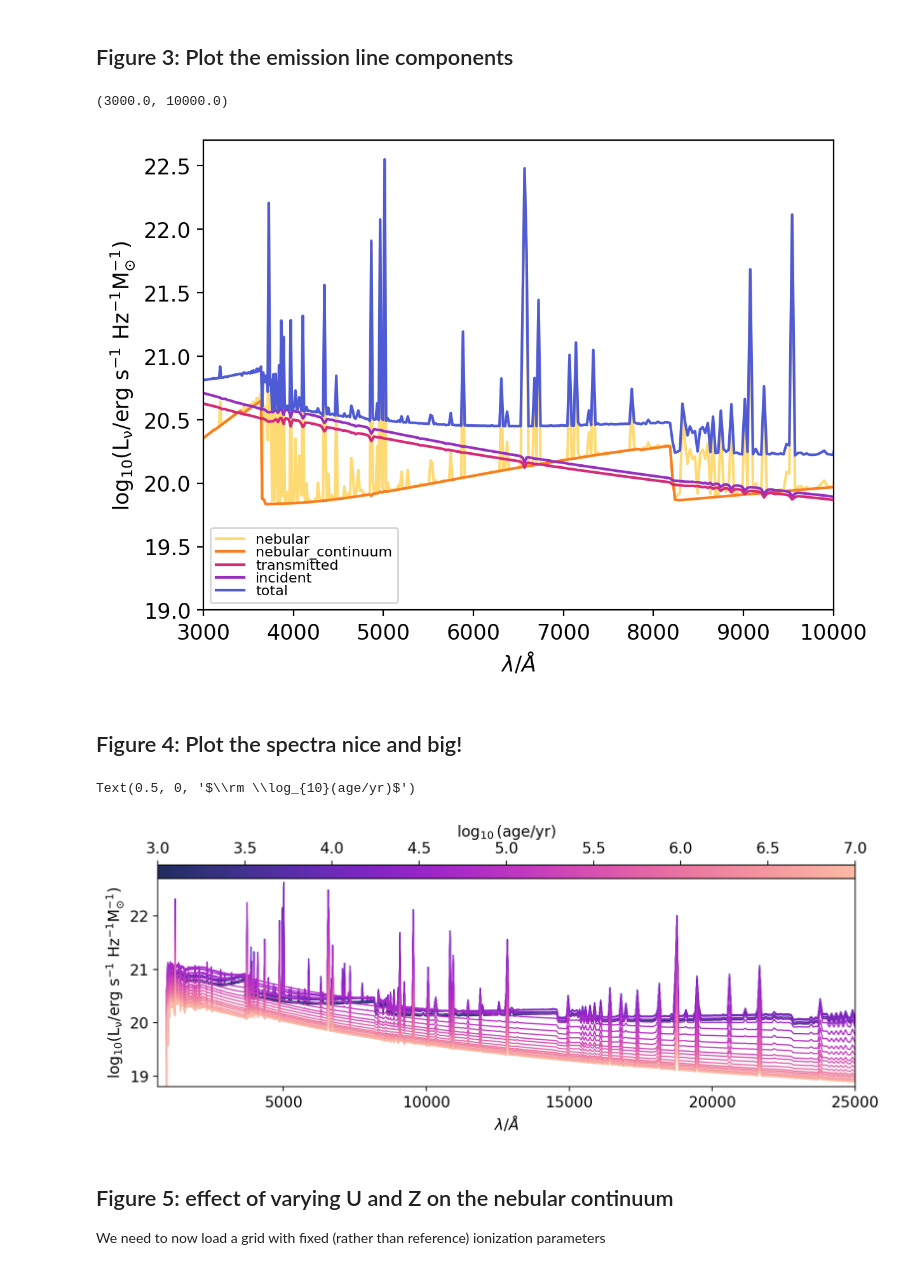
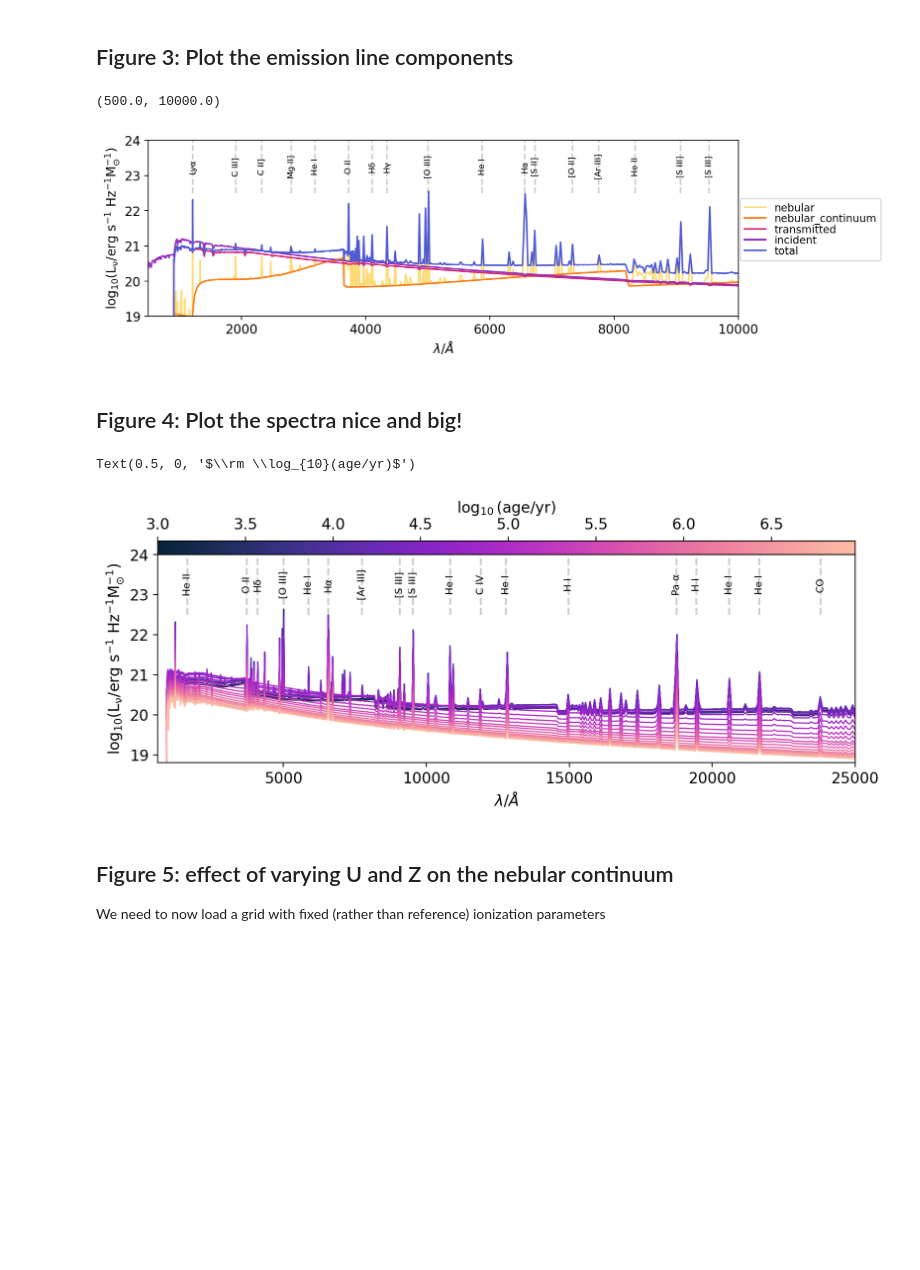
Before and after one commit to sophie-newman/cloudy-maraston, a Jupyter notebook: notebooks/notebook1_explore_maraston_grids.ipynb, the cells around one changed output. Drawn from its saved outputs; the diff is of its cells as text; code cells hidden in the pictures; blank space fills up the shorter version.

Commit message:
update first notebook with new updated grids

```diff
--- a/notebooks/notebook1_explore_maraston_grids.ipynb
+++ b/notebooks/notebook1_explore_maraston_grids.ipynb
@@ -24,11 +24,8 @@ cmap = cmr.bubblegum
 We need to load the Maraston grid into synthesizer:
 # %%
 grid_dir = '../grids'
-grid_name = 'maraston13_kroupa-max_age:7.0_cloudy-c23.01-sps'
+grid_name = 'maraston13_kroupa_cloudy-c23.01-sps'
 grid = Grid(grid_name, grid_dir=grid_dir, read_lines=True)
-
-# Print the grid to see its attributes if you like
-# print(grid)
 # %% [markdown]
 Now we can plot the spectra for a single metallicity and varying ages.
 # %%
@@ -146,62 +142,83 @@ Text(0.5, 0, 'Metallicity, Z')
 # %% [markdown]
 ## Figure 3: Plot the emission line components
 # %%
-log10age = 6
+age = 1e6
 Z = 0.02
-grid_point = grid.get_grid_point((log10age, Z))
+grid_point = grid.get_grid_point((age, Z))
 
-fig = plt.figure(figsize=(6.4, 4.8))
+fig, ax = plt.subplots(figsize=(10,3))
 
 spectra_ids = ["nebular", "nebular_continuum", "transmitted", "incident", "total" ]
 colors = ["#feda75", "#fa7e1e", "#d62976", "#962fbf", "#4f5bd5"]
 
 for i, spectra_id in enumerate(spectra_ids):
     # get Sed object
     sed = grid.get_spectra(grid_point, spectra_id=spectra_id)
     plt.plot(
         sed.lam, np.log10(sed.lnu), lw=1.5, label=spectra_id, color=colors[i]
     )
 
-plt.legend(fontsize=8, labelspacing=0.0)
+
+# label some emission lines
+line_wave = [1215.670, 3726.032, 6562.819, 5006.843, 9531.100, 5875.62, 9068.600, 6730, 7330.730, 7751.060, 8336.790, 1908.734, 2324.690, 2802.705, 3187.745, 4340.471, 4101.742]
+line_label1 = ['Lyα', 'O II', 'Hα', '[O III]', '[S III]', 'He I', '[S III]', '[S II]', '[O II]', '[Ar III]', 'He II', 'C III]', 'C II]', 'Mg II]', 'He I', 'Hγ', 'Hδ']
+for i in np.arange(len(line_wave)):
+    xpos = line_wave[i] #x-value of the vertical line
+    text = line_label1[i]
+    plt.vlines(x=xpos, ymin=22.5, ymax=24, color = 'black', linestyles="dashed", alpha=0.2, zorder=100)
+    plt.text(x=xpos, y=23.25, s=text, ha='center', va='center',rotation='vertical', backgroundcolor='white', fontsize = 8) #backgroundcolor='white'
+
+
+plt.legend(fontsize=10, labelspacing=0.0, loc='upper right', bbox_to_anchor=(1.25, 0.7) )
 plt.xlabel(r"$\lambda/\AA$")
 plt.ylabel(r"$\rm log_{10}(L_{\nu}/erg\ s^{-1}\ Hz^{-1} M_{\odot}^{-1})$")
 
-plt.ylim(bottom=19, top=22.7)
-plt.xlim(left=3000, right=10000)
+plt.ylim(bottom=19, top=24)
+plt.xlim(left=500, right=10000)
 # %% [output]
-(3000.0, 10000.0)
+(500.0, 10000.0)
-[figure, old version]
+[figure, new version]
 # %% [markdown]
 ## Figure 4: Plot the spectra nice and big!
 # %%
+Z = 0.02
+ages = grid.ages
+ages = [age for age in grid.ages if age < 1e7]
+log10ages = np.log10(ages)
+
 fig, ax = plt.subplots(figsize=(10,3))
 norm = mpl.colors.Normalize(vmin=min(log10ages), vmax=max(log10ages))
 sm = mpl.cm.ScalarMappable(cmap=cmap, norm=norm)
 sm.set_array([])
 
-Z = 0.02
-log10ages = grid.log10age
-
 #for each age:
 m = 0
-for log10age in log10ages:
+for age in ages:
     m = m + 1
-    grid_point = grid.get_grid_point((log10age,Z))
+    grid_point = grid.get_grid_point((age,Z))
     #Loop over the available spectra and plot Maraston:
     for spectra_id in ["total"]:
         # get Sed object
         sed = grid.get_spectra(grid_point, spectra_id=spectra_id)
         ax.plot(sed.lam, np.log10(sed.lnu),
                  lw=1,
-                 label=f'log10age = {round(log10age,1)}',
+                 label=f'log10age = {round(np.log10(age),1)}',
                  color = cmap(m/len(log10ages)))
 
 
-#plt.legend(labelspacing=0.0)
 plt.xlim(left=600, right=25000)
-plt.ylim(bottom=18.8, top=22.7)
+plt.ylim(bottom=18.8, top=24)
 plt.xlabel(r'$\lambda/\AA$')
 plt.ylabel(r'$\rm log_{10}(L_{\nu}/erg\ s^{-1}\ Hz^{-1} M_{\odot}^{-1})$')
+
+# label some emission lines
+line_wave = [3726.032, 6562.819, 5006.843, 9531.100, 5875.62, 9068.600, 1640, 10830, 11910, 12780, 20590, 21650, 18750, 14971, 19446, 23783, 7751.060, 4101.742]
+line_label1 = ['O II', 'Hα', '[O III]', '[S III]', 'He I', '[S III]', 'He II', 'He I', 'C IV', 'He I', 'He I', 'He I', 'Pa α', 'H I', 'H I', 'CO', '[Ar III]', 'Hδ']
+for i in np.arange(len(line_wave)):
+    xpos = line_wave[i] #x-value of the vertical line
+    text = line_label1[i]
+    plt.vlines(x=xpos, ymin=22.5, ymax=24, color = 'black', linestyles="dashed", alpha=0.2, zorder=100)
+    plt.text(x=xpos, y=23.25, s=text, ha='center', va='center',rotation='vertical', backgroundcolor='white', fontsize = 8) #backgroundcolor='white'
 
 # Create colorbar axis
 left = 0.125
@@ -215,7 +232,7 @@ cax.xaxis.set_label_position("top")
 cax.set_xlabel(r"$\rm \log_{10}(age/yr)$")
 # %% [output]
 Text(0.5, 0, '$\\rm \\log_{10}(age/yr)$')
-[figure, old version]
+[figure, new version]
 # %% [markdown]
 ## Figure 5: effect of varying U and Z on the nebular continuum
 
```
Also changed, not shown: parts of 11 cells of this notebook.
